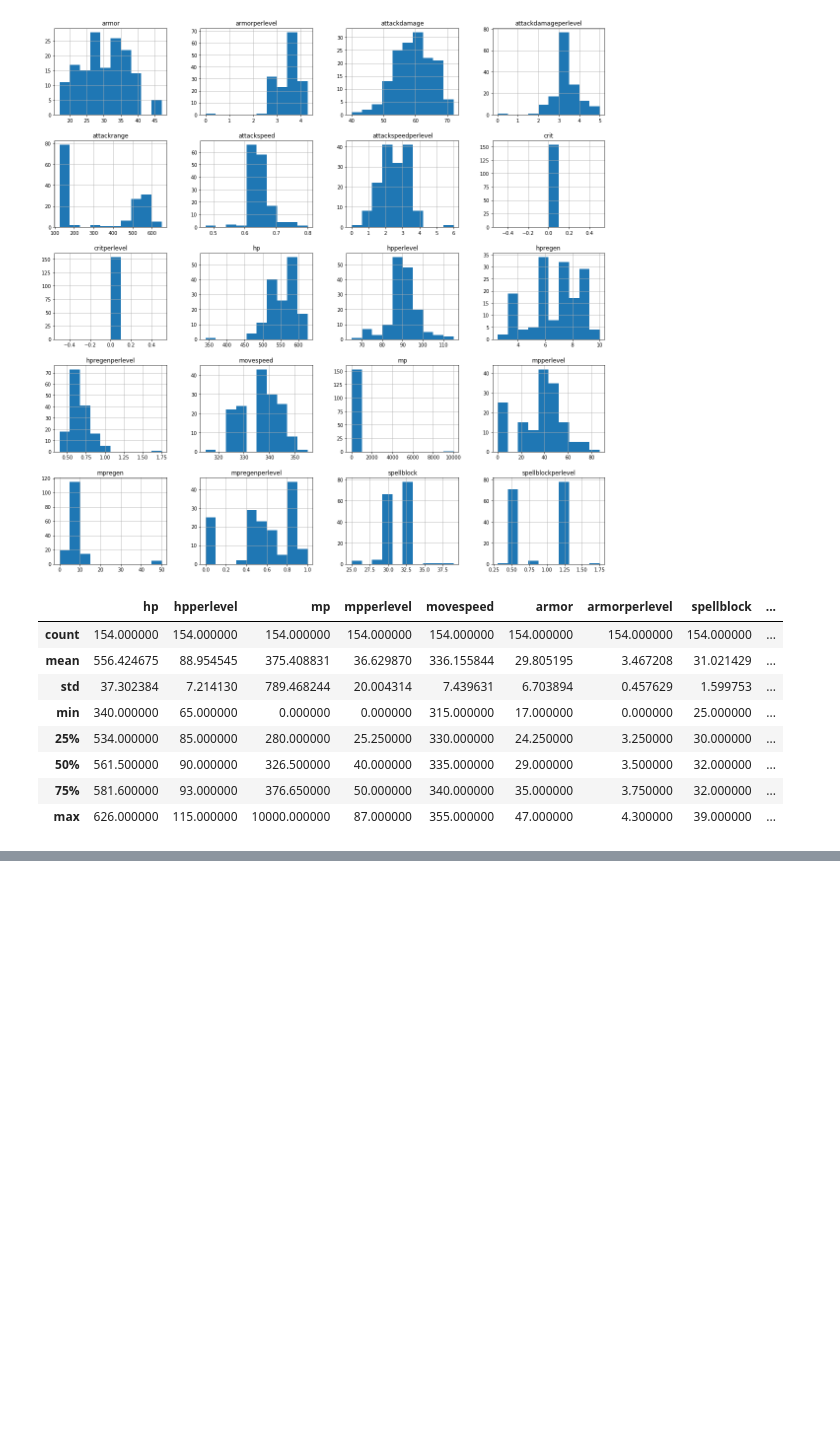
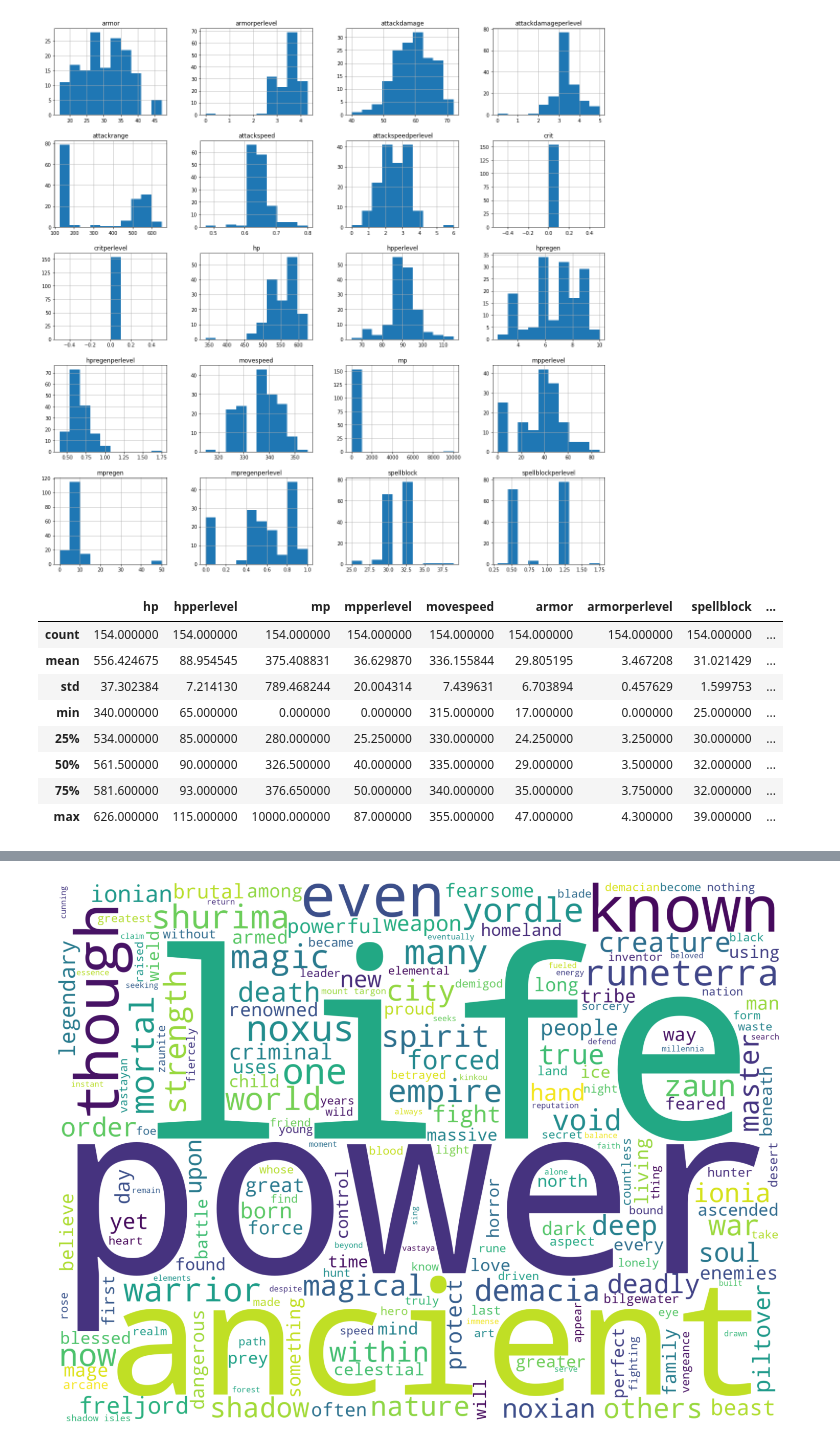
Before and after one commit to thereiswaldo/LoL-Champ-Analysis, a Jupyter notebook: LoL Base Comparison.ipynb, the cells around one changed output, grey strips where cells are left out. Drawn from its saved outputs; the diff is of its cells as text; code cells hidden in the pictures; blank space fills up the shorter version.

Commit message:
Added wordcloud of champion blurbs

```diff
--- a/LoL Base Comparison.ipynb
+++ b/LoL Base Comparison.ipynb
@@ -218,0 +246,36 @@ champ_stats.describe()
+# %%
+comment_words = ''
+stopwords = set(STOPWORDS)
+
+# iterate through the csv file
+
+for val in champs.T['blurb']:
+
+    # typecaste each val to string
+    val = str(val)
+
+    # split the value
+    tokens = val.split()
+
+    # Converts each token into lowercase
+    for i in range(len(tokens)):
+        tokens[i] = tokens[i].lower()
+
+    comment_words += " ".join(tokens)+" "
+
+wc_width = 20
+wc_height = 15
+wordcloud = WordCloud(width = wc_width*100, height = wc_height*100,
+                background_color ='white',
+                stopwords = stopwords,
+                min_font_size = 10).generate(comment_words)
+
+# plot the WordCloud image
+plt.figure(figsize = (wc_width, wc_height), facecolor = None)
+plt.imshow(wordcloud, interpolation="bilinear")
+plt.axis("off")
+plt.tight_layout(pad = 0)
+
+plt.show()
+# %% [output]
+[figure, added]
```
Also changed, not shown: parts of 4 cells of this notebook.
